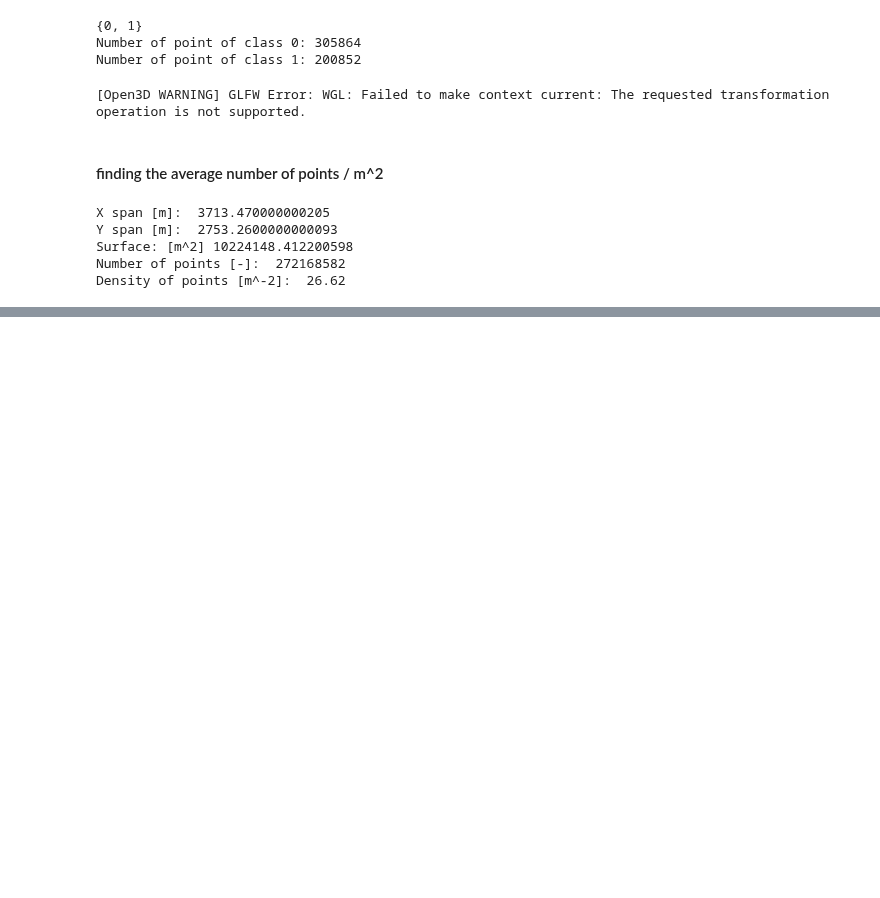
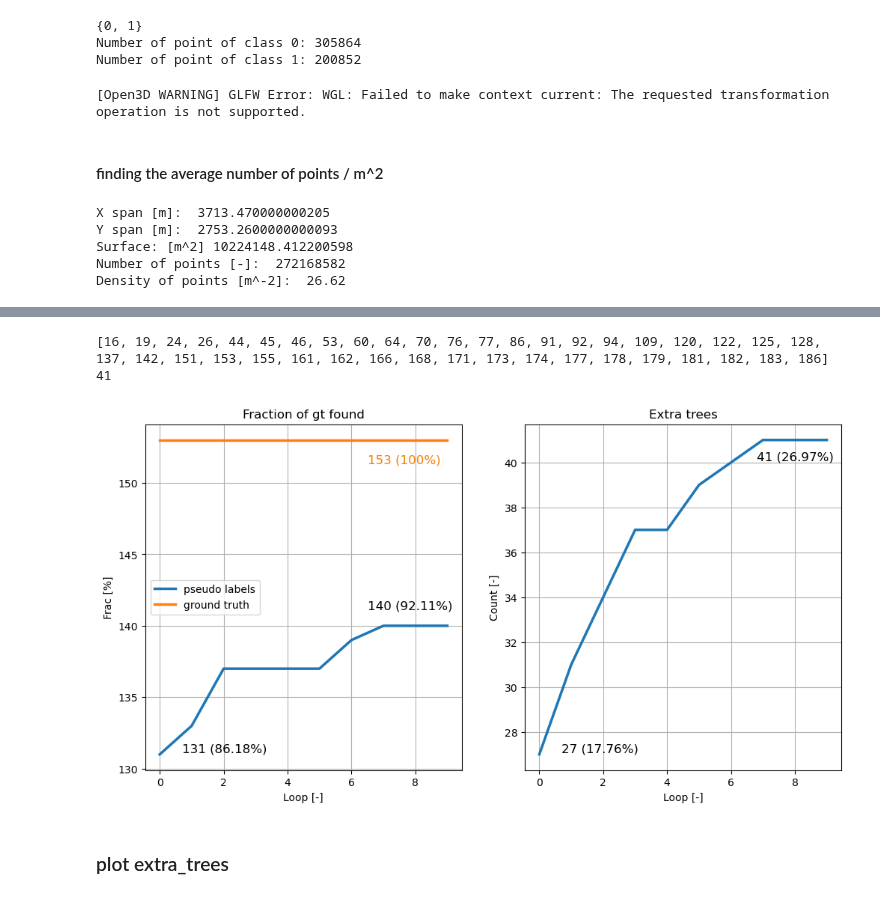
Before and after one commit to destoswa/PDM, a Jupyter notebook: notebooks/01_read_3d_pointclouds.ipynb, the cells around one changed output, grey strips where cells are left out. Cells and saved outputs as stored; diff of their text form; code cells hidden in the pictures; blank space fills up the shorter version.

```diff
--- a/notebooks/01_read_3d_pointclouds.ipynb
+++ b/notebooks/01_read_3d_pointclouds.ipynb
@@ -599,0 +831,33 @@ Density of points [m^-2]:  26.62
+# %%
+print(lst_lst_extra_trees[-1])
+print(len(lst_lst_extra_trees[-1]))
+# %% [output]
+[16, 19, 24, 26, 44, 45, 46, 53, 60, 64, 70, 76, 77, 86, 91, 92, 94, 109, 120, 122, 125, 128, 137, 142, 151, 153, 155, 161, 162, 166, 168, 171, 173, 174, 177, 178, 179, 181, 182, 183, 186]
+41
+# %%
+src_res = r"C:\Users\swann\Documents\EPFL\Master\PDM_admin\medias\results\gt\gt_frac_and_extra_trees_317.png"
+#plot results
+fig, axs = plt.subplots(1,2, figsize=(12,6))
+sns.lineplot(x=np.array(lst_loops), y=np.array(lst_absolute_val), linewidth=2.5, ax=axs[0], label='pseudo labels')
+sns.lineplot(x=np.array([lst_loops[0], lst_loops[-1]]), y=np.array([153, 153]), linewidth=2.5, ax=axs[0], label='ground truth')
+sns.lineplot(x=np.array(lst_loops), y=np.array(lst_num_extra_trees), linewidth=2.5, ax=axs[1])
+# texts
+axs[0].text(0.7, 131, f"131 ({round(lst_frac[0]*100, 2)}%)", ha='left', va='bottom', fontsize=12, color='black')
+axs[0].text(6.5,141, f"140 ({round(lst_frac[-1]*100, 2)}%)", ha='left', va='bottom', fontsize=12, color='black')
+axs[0].text(6.5,151.2, f"153 (100%)", ha='left', va='bottom', fontsize=12, color='#f67e00')
+axs[1].text(0.7,27, f"27 ({round(lst_num_extra_trees_frac[0]*100, 2)}%)", ha='left', va='bottom', fontsize=12, color='black')
+axs[1].text(8,40, f"41 ({round(lst_num_extra_trees_frac[-1]*100, 2)}%)", ha='center', va='bottom', fontsize=12, color='black')
+axs[0].set_title('Fraction of gt found')
+axs[0].set_xlabel('Loop [-]')
+axs[0].set_ylabel('Frac [%]')
+axs[1].set_title('Extra trees')
+axs[1].set_xlabel('Loop [-]')
+axs[1].set_ylabel('Count [-]')
+axs[0].grid()
+axs[1].grid()
+axs[0].legend(loc="center left")
+plt.savefig(src_res)
+# %% [output]
+[figure, added]
+# %% [markdown]
+### plot extra_trees
```
Also changed, not shown: parts of 11 cells of this notebook, 21 other files.
